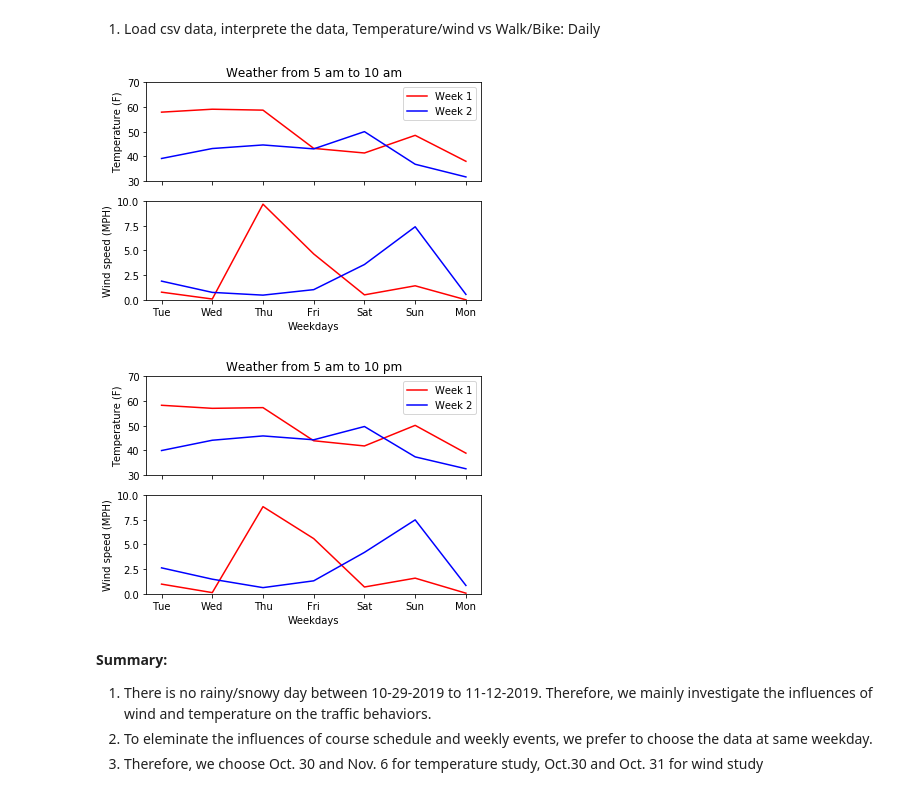
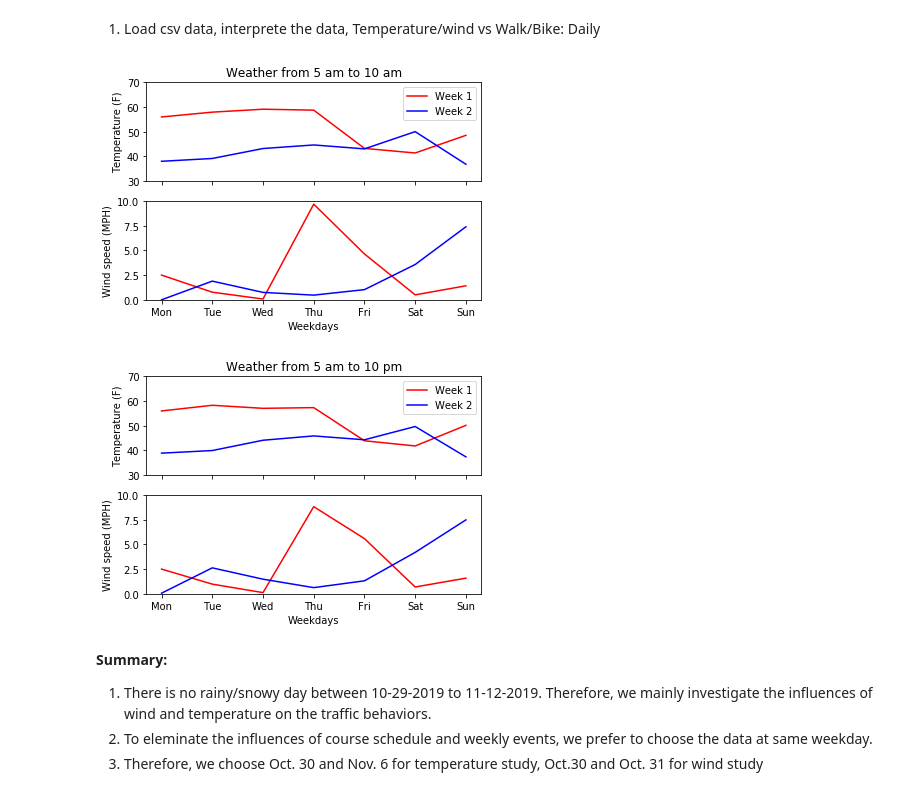
Before and after one commit to bjcthatisme/Challenge_DC20018, a Jupyter notebook: DOTS_weather and First model.ipynb, the cells around one changed output. Drawn from its saved outputs; the diff is of its cells as text; code cells hidden in the pictures.

```diff
--- a/DOTS_weather and First model.ipynb
+++ b/DOTS_weather and First model.ipynb
@@ -49,12 +51,15 @@ weather_dot['hour']=weather_dot.Time.apply(lambda x:int(x.split(":", 1)[0]))
 weather_dot['is_morning']=weather_dot['hour'].apply(lambda x: x<=10 and x>=5)
 weater_dot_morning=weather_dot[weather_dot['is_morning']==True]
 weater_dot_morning=weater_dot_morning[["Day","Temperature_F","Wind_Speed_MPH",'Wind_Gust_MPH']]
-weater_dot_morning_ave=weater_dot_morning.groupby('Day').mean()
-x=['Tue','Wed','Thu','Fri','Sat','Sun','Mon']
-y1_temp=weater_dot_morning_ave['Temperature_F'].values[0:7]
-y2_temp=weater_dot_morning_ave['Temperature_F'].values[7:]
-y1_wind=weater_dot_morning_ave['Wind_Speed_MPH'].values[0:7]
-y2_wind=weater_dot_morning_ave['Wind_Speed_MPH'].values[7:]
+new_row=pd.DataFrame({"Day":'2019-10-28',"Temperature_F":56 ,"Wind_Speed_MPH":2.5,'Wind_Gust_MPH':2.5 },index =[0])
+weater_dot_morning_ave=weater_dot_morning.groupby('Day',as_index=False).mean()
+new_row=new_row.append(weater_dot_morning_ave,ignore_index=True)
+x=['Mon','Tue','Wed','Thu','Fri','Sat','Sun']
+
+y1_temp=new_row['Temperature_F'].values[0:7]
+y2_temp=new_row['Temperature_F'].values[7:-1]
+y1_wind=new_row['Wind_Speed_MPH'].values[0:7]
+y2_wind=new_row['Wind_Speed_MPH'].values[7:-1]
 
 fig = plt.figure()
 ax = plt.subplot(211)
@@ -76,41 +81,43 @@ plt.ylabel('Wind speed (MPH)')
 #plt.title('Wind in Morning', color = "k")
 ax.set_ylim([0,10])
 plt.show()
 
 weather_dot['hour']=weather_dot.Time.apply(lambda x:int(x.split(":", 1)[0]))
 weather_dot['is_day']=weather_dot['hour'].apply(lambda x: x<=22 and x>=5)
 weater_dot_day=weather_dot[weather_dot['is_day']==True]
 weater_dot_day=weater_dot_day[["Day","Temperature_F","Wind_Speed_MPH",'Wind_Gust_MPH']]
-weater_dot_day_ave=weater_dot_day.groupby('Day').mean()
-x=['Tue','Wed','Thu','Fri','Sat','Sun','Mon']
-y1_temp=weater_dot_day_ave['Temperature_F'].values[0:7]
-y2_temp=weater_dot_day_ave['Temperature_F'].values[7:]
-y1_wind=weater_dot_day_ave['Wind_Speed_MPH'].values[0:7]
-y2_wind=weater_dot_day_ave['Wind_Speed_MPH'].values[7:]
+new_row2=pd.DataFrame({"Day":'2019/10/28',"Temperature_F":56 ,"Wind_Speed_MPH":2.5,'Wind_Gust_MPH':2.5 },index =[0])
+weater_dot_day_ave=weater_dot_day.groupby('Day',as_index=False).mean()
+new_row2=new_row2.append(weater_dot_day_ave,ignore_index=True)
+x=['Mon','Tue','Wed','Thu','Fri','Sat','Sun']
+y1_temp=new_row2['Temperature_F'].values[0:7]
+y2_temp=new_row2['Temperature_F'].values[7:-1]
+y1_wind=new_row2['Wind_Speed_MPH'].values[0:7]
+y2_wind=new_row2['Wind_Speed_MPH'].values[7:-1]
 
 fig = plt.figure()
 ax = plt.subplot(211)
 ax.plot(x, y1_temp, label='Week 1',color='r')
 ax.plot(x, y2_temp, label='Week 2',color='b')
 ax.legend()
 ax.set_ylim([30,70])
 #plt.xlabel('Weekdays')
 plt.ylabel('Temperature (F)')
 plt.title('Weather from 5 am to 10 pm', color = "k")
 plt.tick_params(labelbottom=False)
 
 ax = plt.subplot(212)
 ax.plot(x, y1_wind, label='Week 1',color='r')
 ax.plot(x, y2_wind, label='Week 2',color='b')
 #ax.legend()
 plt.xlabel('Weekdays')
 plt.ylabel('Wind speed (MPH)')
 #plt.title('Wind in Morning', color = "k")
 ax.set_ylim([0,10])
 plt.show()
 # %% [output]
-[figure, old version]
+[figure, new version]
-[figure, old version]
+[figure, new version]
 # %% [markdown]
 <b>Summary: </b>
 1. There is no rainy/snowy day between 10-29-2019 to 11-12-2019. Therefore, we mainly investigate the influences of wind and temperature on the traffic behaviors.
```
Also changed, not shown: parts of 10 cells of this notebook.
